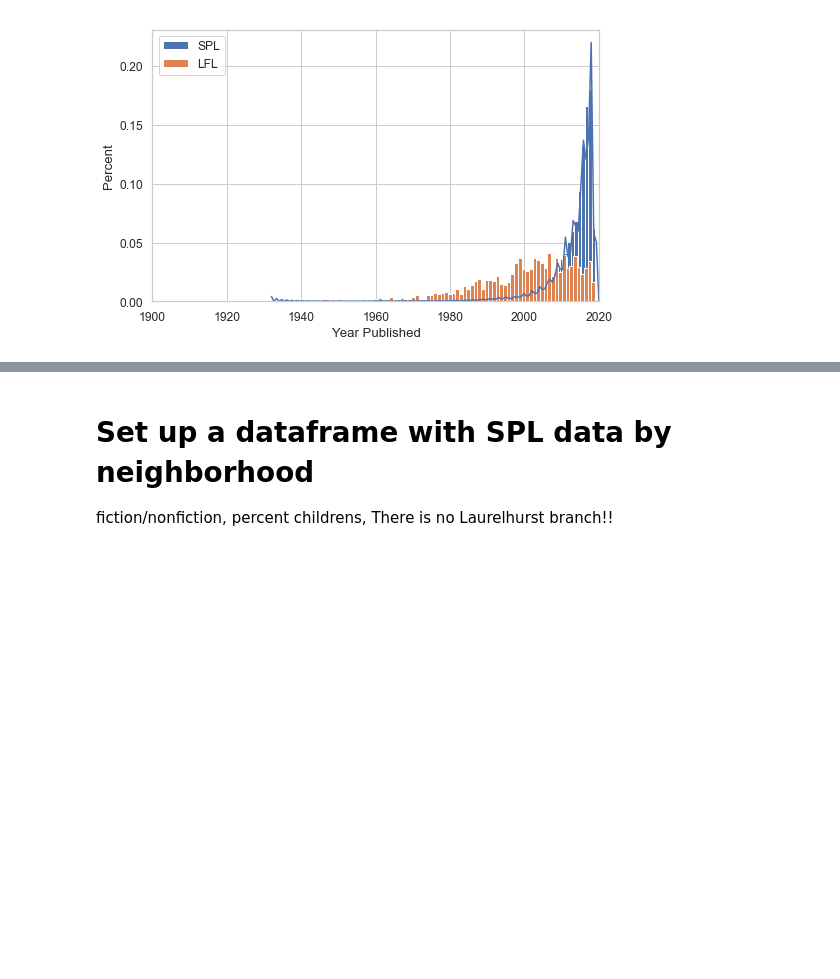
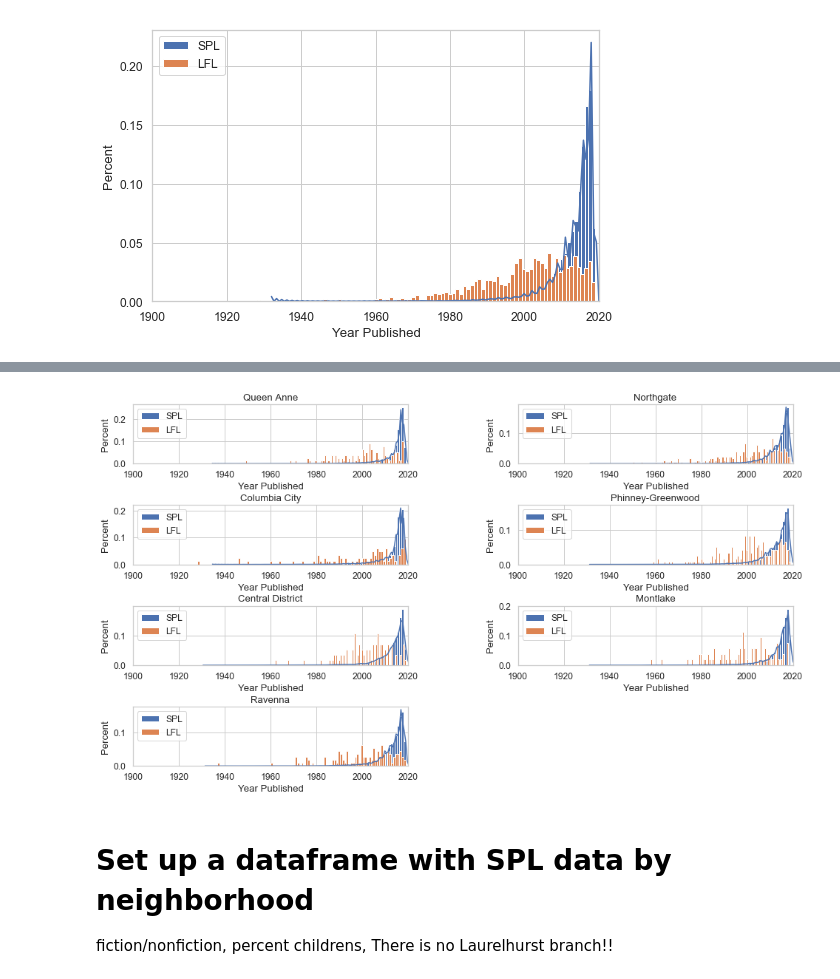
Before and after one commit to amckennafoster/seattle-littlefreelibrary, a Jupyter notebook: code/Get-SPL-data-by-hood.ipynb, the cells around one changed output, grey strips where cells are left out. Saved outputs shown, nothing was run; the diff lists cells and outputs as text; code cells hidden in the pictures; blank space fills up the shorter version.

```diff
--- a/code/Get-SPL-data-by-hood.ipynb
+++ b/code/Get-SPL-data-by-hood.ipynb
@@ -398,0 +434,3 @@ sns.distplot(
+# %%
+hoods = pd.DataFrame(dict(neighborhood=dfbookyr.neighborhood.unique()))
+hoods.head()
@@ -398,0 +444,5 @@ sns.distplot(
+# %%
+
+for h in hoods['neighborhood']:
+    hood=h
+    print(hood)
@@ -399,3 +457,39 @@ sns.distplot(
+# %%
+# BY NEIGHBORHOOD
+#'Density' Histogram of year published using mtlabplot (change kde to false for counts, or to get rid of gaussian line, change norm_hist to True)
+#yrhist = bks['yrpub'].plot.hist(bins=50)
+#Same thing using seaborn
+sns.set(style='whitegrid', palette="deep", font_scale=1.1, rc={"figure.figsize": [8, 5]})
+
+plt.rcParams["figure.figsize"] = [16,9]
+
+# create a color palette
+palette = plt.get_cmap('tab20b')
+
+fig = plt.figure()
+fig.subplots_adjust(hspace=0.7, wspace=0.4)
+
+num=0
+for h in hoods['neighborhood']:
+    hood = h
+    dfbookyrcol = dfbookyr[dfbookyr['neighborhood']==hood]
+    lflyearcol = lflyear[lflyear['neighborhood']==hood]
+
+    num+=1
+    plt.subplot(4,2, num)
+
+    #SPL
+    p1= sns.distplot(
+        dfbookyrcol['publicationyear'], norm_hist=False, kde=True, bins=92, hist_kws={"alpha": 1}).set(xlabel='Year Published', ylabel='Percent')
+    #LFL
+    p1= sns.distplot(
+        lflyearcol['yrpub'], norm_hist=True, kde=False, bins=92, hist_kws={"alpha": 1}).set(xlabel='Year Published', ylabel='Percent')
+
+    plt.legend(labels=['SPL','LFL'])
+    plt.title(hood)
+    plt.xlim(1900, 2020)
+# %% [output]
+[figure, added]
 # %% [markdown]
 # Set up a dataframe with SPL data by neighborhood
 fiction/nonfiction, percent childrens, There is no Laurelhurst branch!!
```
Also changed, not shown: parts of 15 cells of this notebook, 2 other files.
